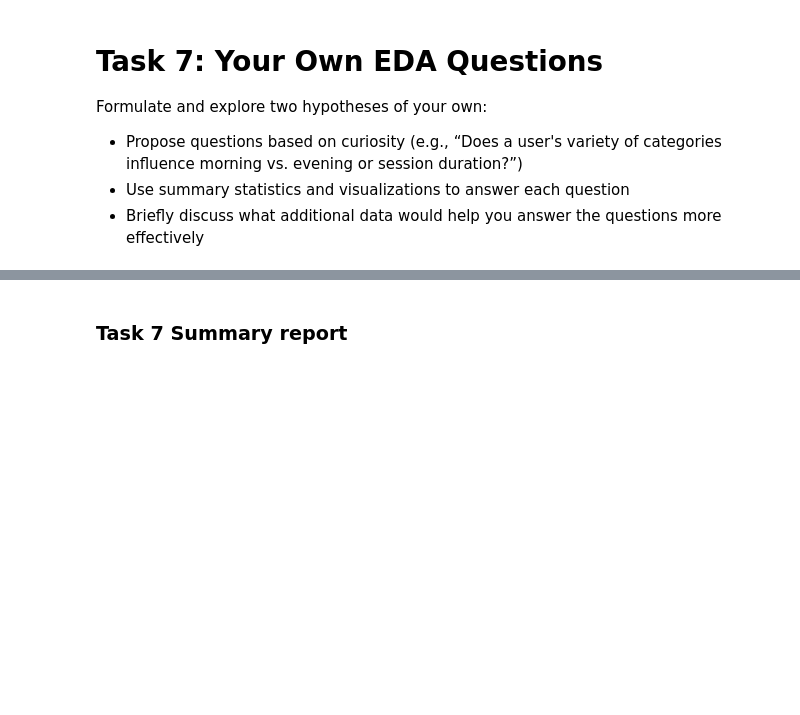
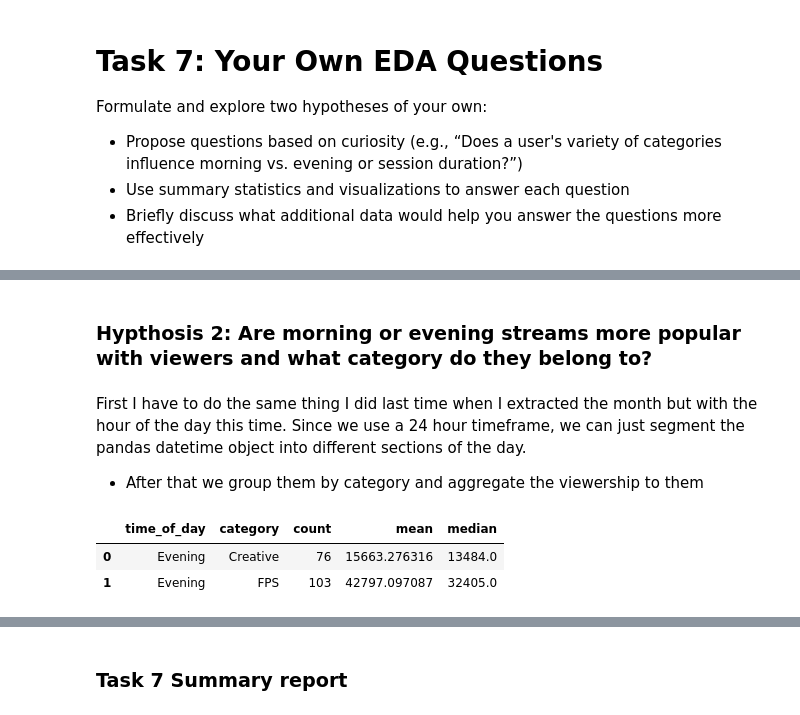
Before and after one commit to cda79/IAT461-Assignment01, a Jupyter notebook: IAT461-Assignment01-Scaffold.ipynb, the cells around one changed output, grey strips where cells are left out. Cells and saved outputs as stored; diff of their text form; code cells hidden in the pictures; blank space fills up the shorter version.

```diff
--- a/IAT461-Assignment01-Scaffold.ipynb
+++ b/IAT461-Assignment01-Scaffold.ipynb
@@ -1525,0 +1579,36 @@ Formulate and explore two hypotheses of your own:
+# %% [markdown]
+### Hypthosis 2: Are morning or evening streams more popular with viewers and what category do they belong to?
+# %% [markdown]
+First I have to do the same thing I did last time when I extracted the month but with the hour of the day this time. Since we use a 24 hour timeframe, we can just segment the pandas datetime object into different sections of the day.
+- After that we group them by category and aggregate the viewership to them
+# %%
+# create new stream hours column
+streams_df_resolved["stream_hour"] = streams_df_resolved["started_at"].dt.hour
+
+# function to automatically sub-group them without doing it manually
+# since it's 24 hour time it's easy to seperate them into groups
+# Morning = 5AM-12PM
+# Evening = 5-11PM
+
+def assign_time_of_day(hour):
+    if 5 <= hour < 12:
+        return "Morning"
+    elif 17 <= hour <= 23:
+        return "Evening"
+    else:
+        return "Other"
+
+# use the function to assign time of day to every stream in new sub group column
+streams_df_resolved["time_of_day"] = streams_df_resolved["stream_hour"].apply(assign_time_of_day)
+
+# Group time of day and category together, then aggregate peak viewers to them
+time_category_summary = (streams_df_resolved.groupby(["time_of_day", "category"])["peak_viewers"]
+    .agg(["count", "mean", "median"])
+    .reset_index())
+
+# #Preview
+time_category_summary.head(2)
+# %% [output]
+|  | time_of_day | category | count | mean | median |
+| 0 | Evening | Creative | 76 | 15663.276316 | 13484.0 |
+| 1 | Evening | FPS | 103 | 42797.097087 | 32405.0 |
```
Also changed, not shown: parts of 8 cells of this notebook.
